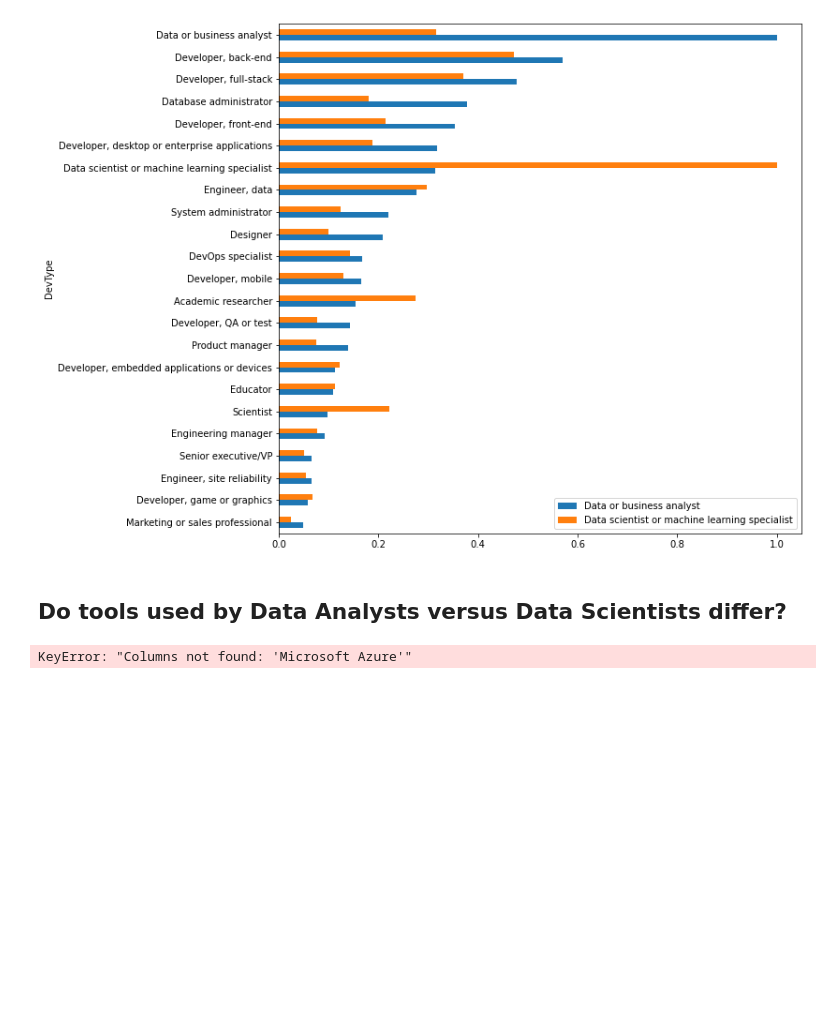
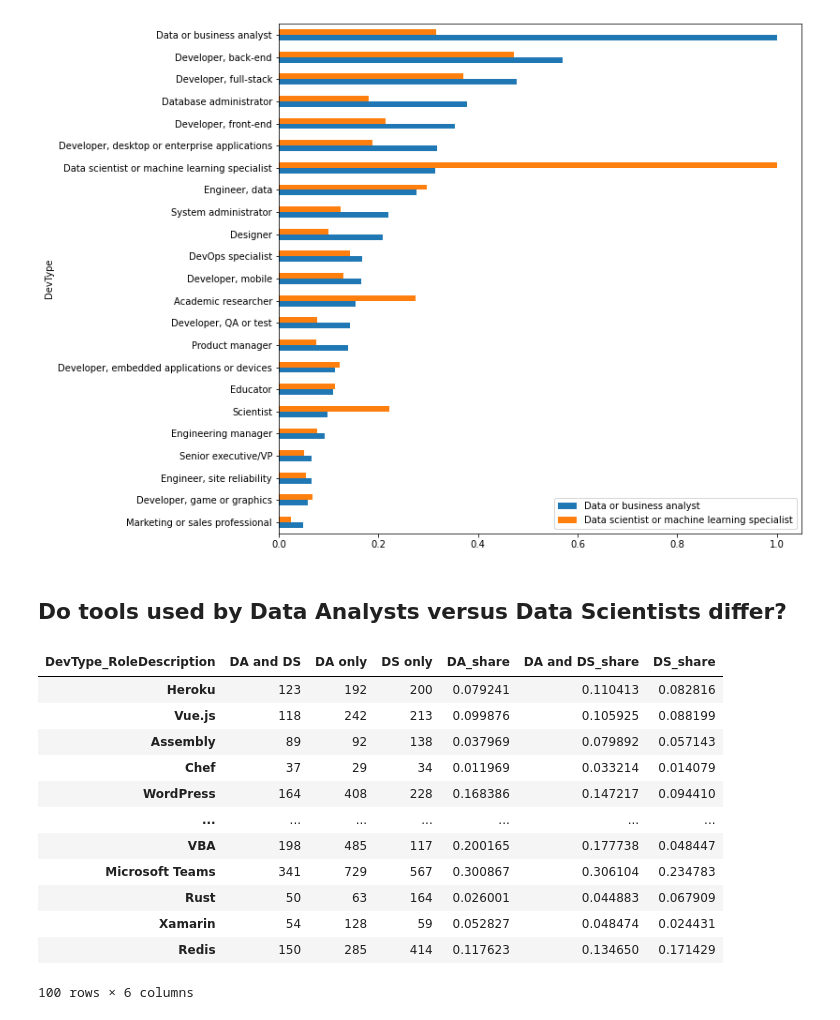
Before and after one commit to judithleao/Difference-DataAnalysts-and-DataScientists, a Jupyter notebook: code/a1-v1.ipynb, the cells around one changed output. Saved outputs shown, nothing was run; the diff lists cells and outputs as text; code cells hidden in the pictures; blank space fills up the shorter version.

```diff
--- a/code/a1-v1.ipynb
+++ b/code/a1-v1.ipynb
@@ -305,6 +357,25 @@ dfs_tools = dummies(dfs, column_list)
 all_tools = subset_creator(dfs_tools, column_list)
 # %%
 # CURRENTLY NOT WORKING, because the function doesn't consider duplicated rows
-dfs_tools.groupby('DevType_RoleDescription')[all_tools].sum().transpose()
+dfs_cooc3 = dfs_tools.groupby('DevType_RoleDescription')[all_tools].sum().transpose()
-# %% [output]
-KeyError: "Columns not found: 'Microsoft Azure'"
+# %%
+# !!!!! IMPROVE THIS TO ADHERE TO DRY PRINCIPLES !!!! Adding % columns into the co-occurence table
+dfs_cooc3['DA_share']=dfs_cooc3['DA only']/n_da_only
+dfs_cooc3['DA and DS_share']=dfs_cooc3['DA and DS']/n_da_and_ds
+dfs_cooc3['DS_share']=dfs_cooc3['DS only']/n_ds_only
+# %%
+dfs_cooc3
+# %% [output]
+| DevType_RoleDescription | DA and DS | DA only | DS only | DA_share | DA and DS_share | DS_share |
+| Heroku | 123 | 192 | 200 | 0.079241 | 0.110413 | 0.082816 |
+| Vue.js | 118 | 242 | 213 | 0.099876 | 0.105925 | 0.088199 |
+| Assembly | 89 | 92 | 138 | 0.037969 | 0.079892 | 0.057143 |
+| Chef | 37 | 29 | 34 | 0.011969 | 0.033214 | 0.014079 |
+| WordPress | 164 | 408 | 228 | 0.168386 | 0.147217 | 0.094410 |
+| ... | ... | ... | ... | ... | ... | ... |
+| VBA | 198 | 485 | 117 | 0.200165 | 0.177738 | 0.048447 |
+| Microsoft Teams | 341 | 729 | 567 | 0.300867 | 0.306104 | 0.234783 |
+| Rust | 50 | 63 | 164 | 0.026001 | 0.044883 | 0.067909 |
+| Xamarin | 54 | 128 | 59 | 0.052827 | 0.048474 | 0.024431 |
+| Redis | 150 | 285 | 414 | 0.117623 | 0.134650 | 0.171429 |
+100 rows × 6 columns
```
Also changed, not shown: parts of 26 cells of this notebook.
